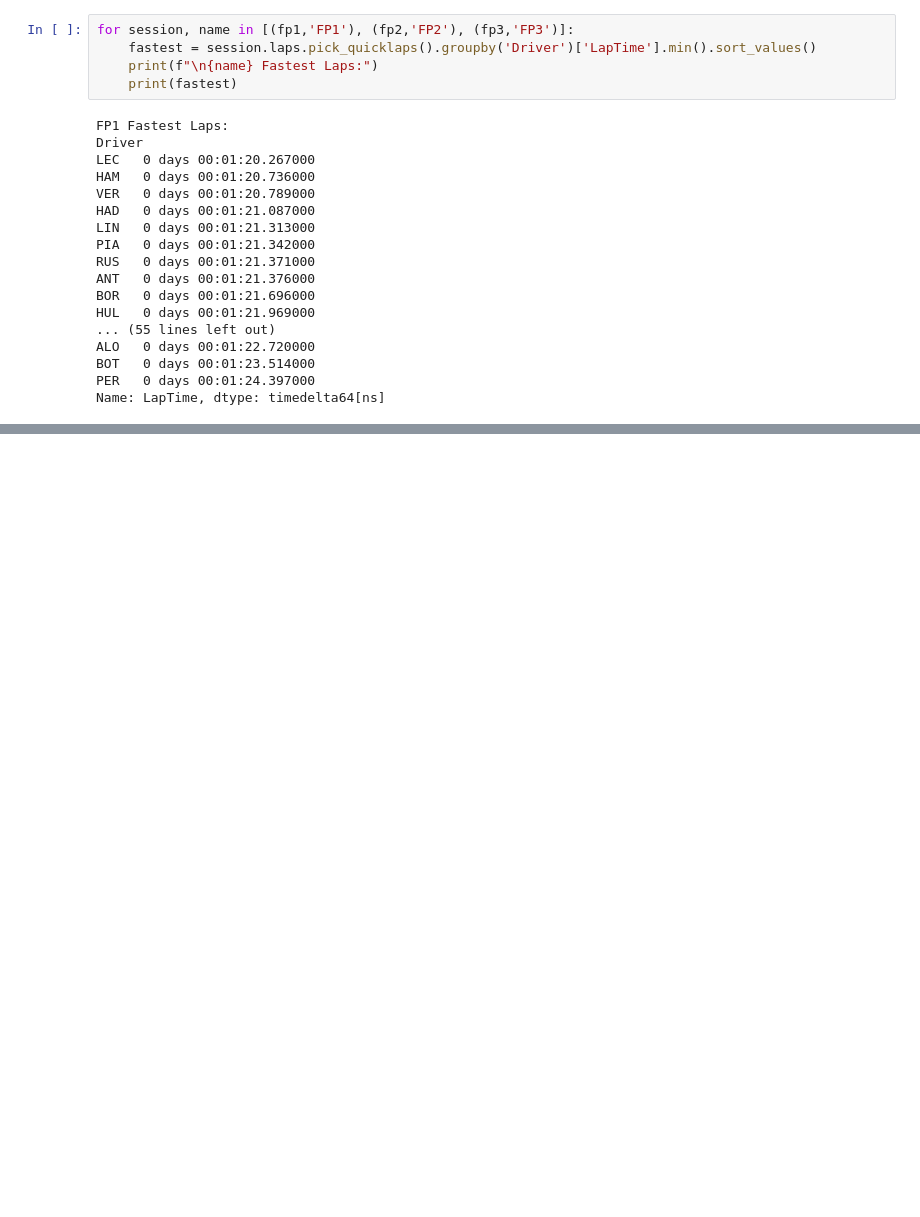
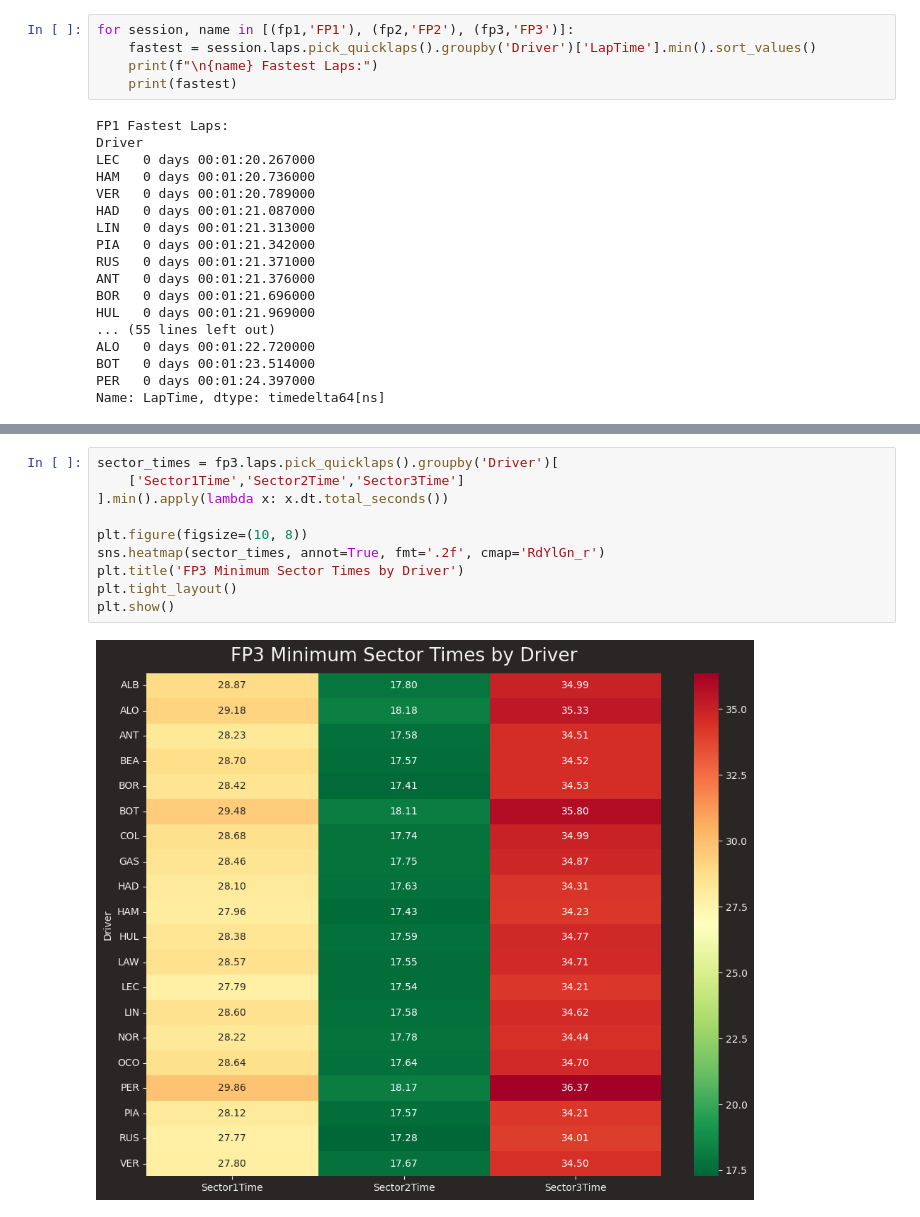
Before and after one commit to moadahir/ML-Projects, a Jupyter notebook: australiangpwinnerpred.ipynb, the cells around one changed output, grey strips where cells are left out. Saved outputs shown, nothing was run; the diff lists cells and outputs as text; blank space fills up the shorter version.

```diff
--- a/australiangpwinnerpred.ipynb
+++ b/australiangpwinnerpred.ipynb
@@ -84,0 +139,12 @@ Name: LapTime, dtype: timedelta64[ns]
+# %%
+sector_times = fp3.laps.pick_quicklaps().groupby('Driver')[
+    ['Sector1Time','Sector2Time','Sector3Time']
+].min().apply(lambda x: x.dt.total_seconds())
+
+plt.figure(figsize=(10, 8))
+sns.heatmap(sector_times, annot=True, fmt='.2f', cmap='RdYlGn_r')
+plt.title('FP3 Minimum Sector Times by Driver')
+plt.tight_layout()
+plt.show()
+# %% [output]
+[figure, added]
```
Also changed, not shown: parts of 3 cells of this notebook.
